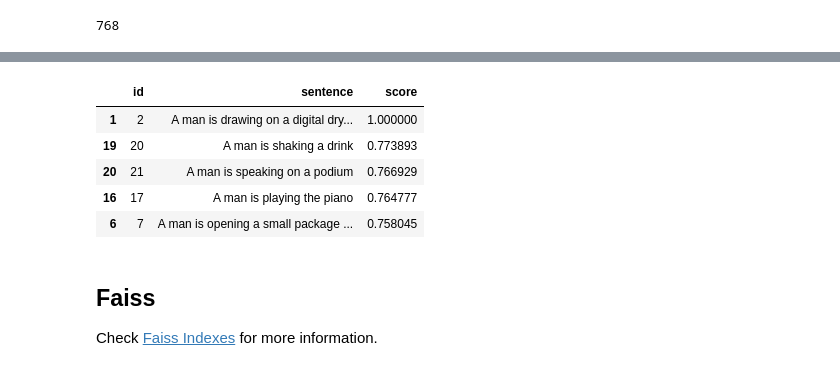
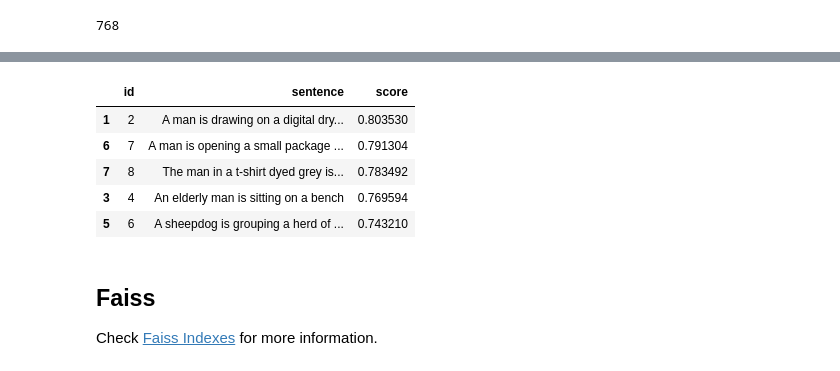
Before and after one commit to HasnainShaikh07/genai, a Jupyter notebook: vector-databases/vector-databases.ipynb, the cells around one changed output, grey strips where cells are left out. Drawn from its saved outputs; the diff is of its cells as text; code cells hidden in the pictures.

```diff
--- a/vector-databases/vector-databases.ipynb
+++ b/vector-databases/vector-databases.ipynb
@@ -153,19 +152,19 @@ xq
 # %%
 def search(query, k=5):
     xq = np.array(get_embedding(query))
     scores = embeddings @ xq
     top_idx = np.argsort(scores)[::-1][:k]
     return dataset.iloc[top_idx].assign(score=scores[top_idx])[["id", "sentence", "score"]]
 
 
-search("A man is drawing on a digital dry erase board",5)
+search("a man id working hard",5)
 # %% [output]
 |  | id | sentence | score |
-| 1 | 2 | A man is drawing on a digital dry... | 1.000000 |
-| 19 | 20 | A man is shaking a drink | 0.773893 |
-| 20 | 21 | A man is speaking on a podium | 0.766929 |
-| 16 | 17 | A man is playing the piano | 0.764777 |
-| 6 | 7 | A man is opening a small package ... | 0.758045 |
+| 1 | 2 | A man is drawing on a digital dry... | 0.803530 |
+| 6 | 7 | A man is opening a small package ... | 0.791304 |
+| 7 | 8 | The man in a t-shirt dyed grey is... | 0.783492 |
+| 3 | 4 | An elderly man is sitting on a bench | 0.769594 |
+| 5 | 6 | A sheepdog is grouping a herd of ... | 0.743210 |
 # %% [markdown]
 ## Faiss
 
```
Also changed, not shown: parts of 10 cells of this notebook, 3 other files.
